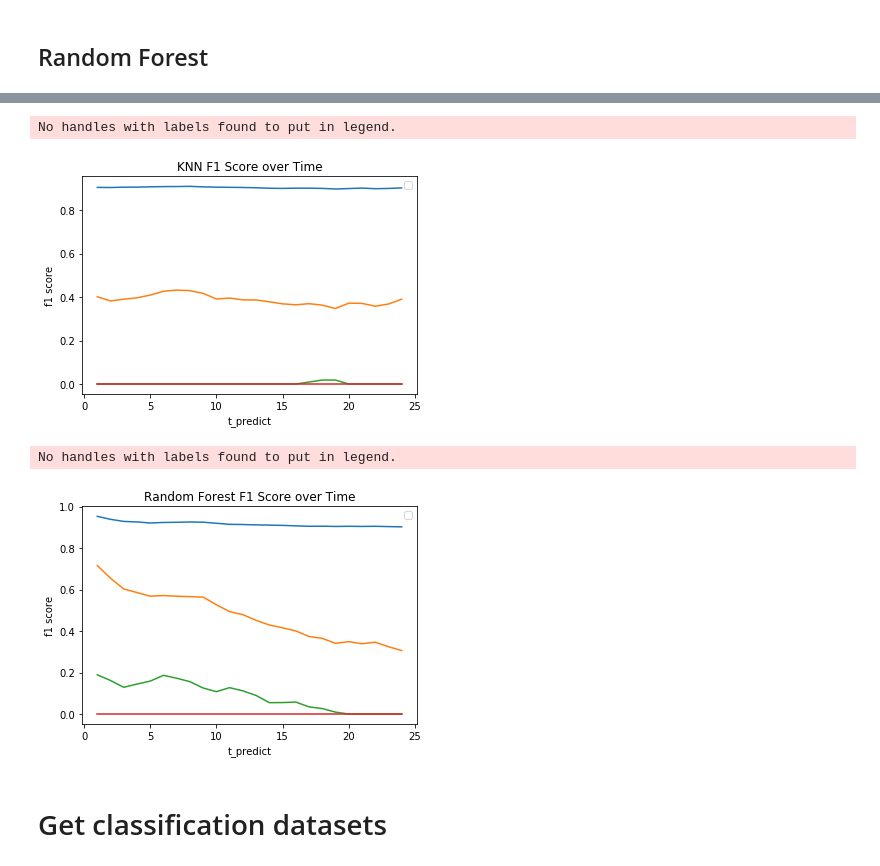
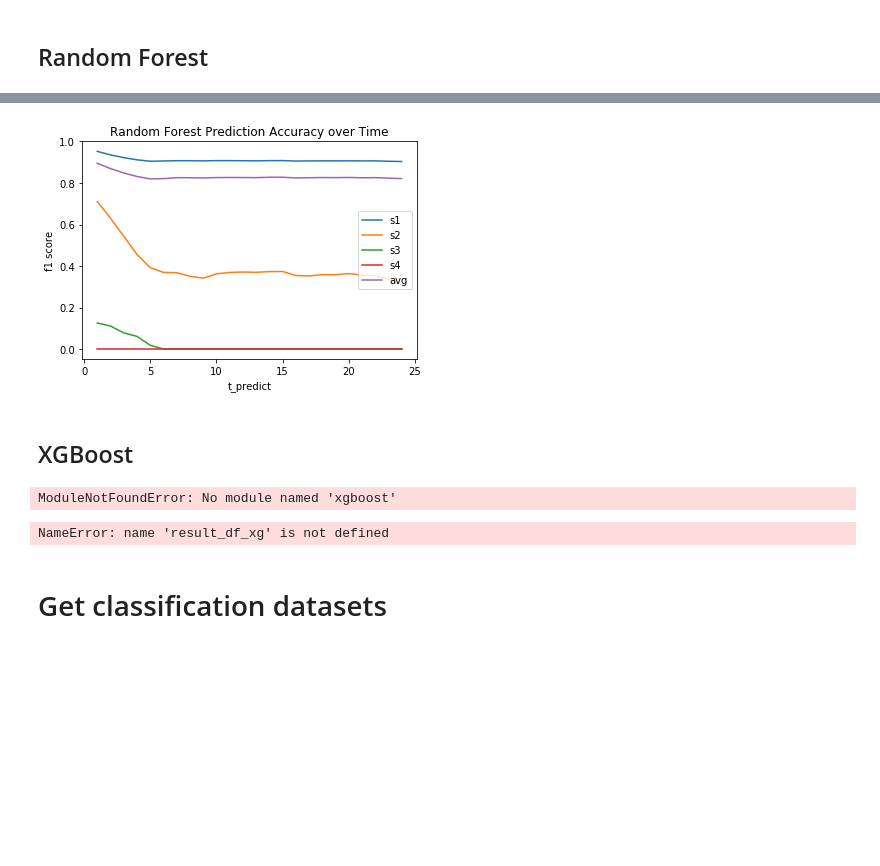
Before and after one commit to leobix/safi, a Jupyter notebook: safi_project_processing-classification.ipynb, the cells around one changed output, grey strips where cells are left out. Saved outputs shown, nothing was run; the diff lists cells and outputs as text; code cells hidden in the pictures; blank space fills up the shorter version.

```diff
--- a/safi_project_processing-classification.ipynb
+++ b/safi_project_processing-classification.ipynb
@@ -285,28 +264,56 @@ ModuleNotFoundError: No module named 'xgboost'
+# %%
+#plot
+plt.plot(result_df_rf)
+plt.title('Random Forest Prediction Accuracy over Time')
+plt.xlabel('t_predict')
+plt.ylabel('f1 score')
+plt.legend(result_df_rf.columns, loc = 'center right')
+plt.savefig('random_forest_result.png')
+plt.show()
+# %% [output]
+[figure, added]
+# %% [markdown]
+## XGBoost
+# %%
+from xgboost import XGBClassifier
+from sklearn.metrics import accuracy_score
+from sklearn.metrics import mean_squared_error
+from sklearn.metrics import mean_absolute_error
+
+
+past_period = 12
+result = []
+for predict_period in range(1,25):
+    #make x, y
+    x, y = prepare_x_y(past_period, predict_period, historical_df, forecast_df)
+    #train test split
+    x_train, x_test, y_train, y_test = train_test_split(x, y, test_size=0.20, shuffle=False)
+
+    #call classifier
+    clf3 = XGBClassifier(max_depth = 3, n_estimators = 50)
+    clf3.fit(x_train, y_train)
+    y_pred = clf3.predict(x_test)
+
+    #get f1 score
+    s1, s2, s3, s4 = f1_score(y_test, y_pred, average=None)
+    avg = accuracy_score(y_test, y_pred)
+    result.append([s1, s2, s3, s4, avg])
+# change result into dataframe
+result_df_xg = DataFrame(result, columns=['s1','s2','s3','s4','avg'], index = range(1,25))
+result_df_xg
+# %% [output]
+ModuleNotFoundError: No module named 'xgboost'
 # %%
 #plot
-result_df_knn = result_df_rnn.copy()
-plt.plot(result_df_knn)
-# plt.plot(history.history['val_loss'], label='test')
-plt.legend()
-plt.title('KNN F1 Score over Time')
+plt.plot(result_df_xg)
+plt.title('XG Boost Prediction Accuracy over Time')
 plt.xlabel('t_predict')
 plt.ylabel('f1 score')
+plt.legend(result_df_knn.columns, 'center right')
+plt.savefig('xg_result.png')
 plt.show()
 # %% [output]
-No handles with labels found to put in legend.
+NameError: name 'result_df_xg' is not defined
-[figure, removed]
-# %%
-#plot
-plt.plot(result_df_rf)
-# plt.plot(history.history['val_loss'], label='test')
-plt.legend()
-plt.title('Random Forest F1 Score over Time')
-plt.xlabel('t_predict')
-plt.ylabel('f1 score')
-plt.show()
-# %% [output]
-No handles with labels found to put in legend.
-[figure, removed]
 # %% [markdown]
 # Get classification datasets
 # %%
```
Also changed, not shown: parts of 7 cells of this notebook.
